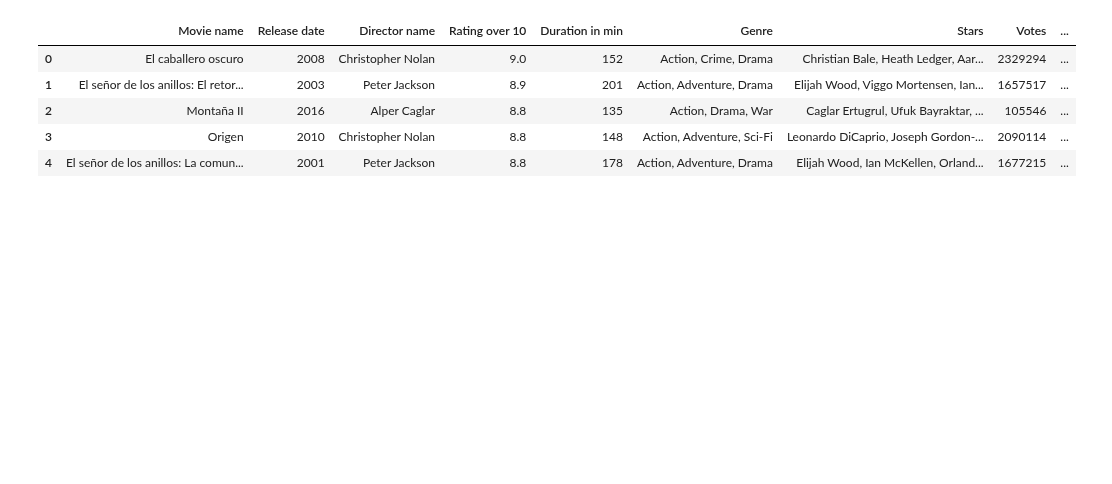
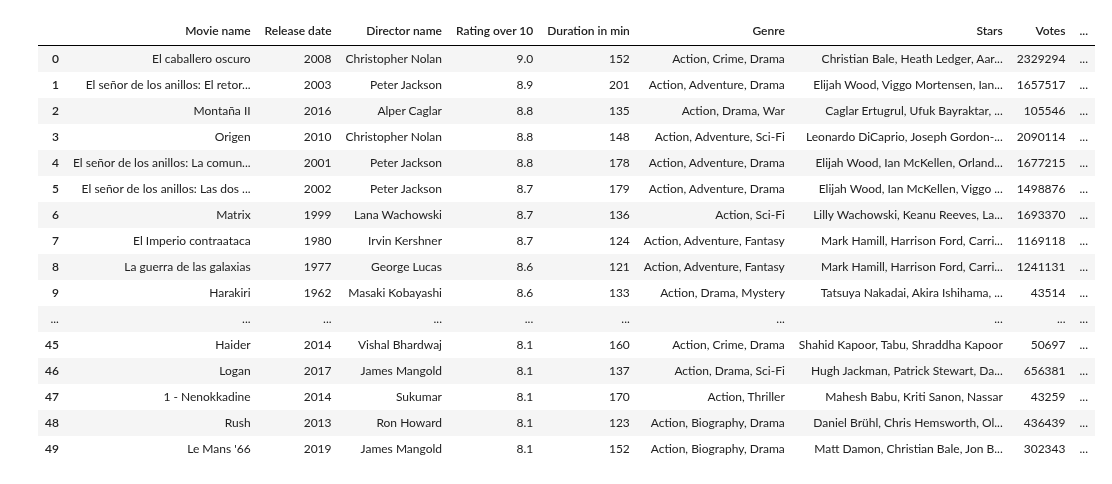
Before and after one commit to N0t10n/Strive_school, a Jupyter notebook: M1_Python/d10_Movie Challenge/action.ipynb, the cells around one changed output. Drawn from its saved outputs; the diff is of its cells as text; code cells hidden in the pictures; blank space fills up the shorter version.

```diff
--- a/M1_Python/d10_Movie Challenge/action.ipynb
+++ b/M1_Python/d10_Movie Challenge/action.ipynb
@@ -88,28 +88,39 @@ for div in divs:
 for div in divs:
     content = div.find('div',{'class': 'lister-item-content'})
     find_p = content.find_all('p')[3]
-    find_span = find_p.find_all('span')[1].get_text().replace(",", "")
+    find_span = find_p.find_all('span')[-1].text.replace("$", "").replace("M", "").replace(".", "").replace(",", "")
     budget.append(int(find_span))
 # %%
 data_df = {}
 data_df["Movie name"] = movie_name
 data_df["Release date"] = release_date
 data_df["Director name"] = director_name
 data_df["Rating over 10"] = rating
 data_df["Duration in min"] = duration
 data_df["Genre"] = genre
 data_df["Stars"] = stars
 data_df["Votes"] = votes
 data_df["Budget in M$"] = budget
 
 df = pd.DataFrame(data_df)
-df.head()
+df
 # %% [output]
 |  | Movie name | Release date | Director name | Rating over 10 | Duration in min | Genre | Stars | Votes | ... |
 | 0 | El caballero oscuro | 2008 | Christopher Nolan | 9.0 | 152 | Action, Crime, Drama | Christian Bale, Heath Ledger, Aar... | 2329294 | ... |
 | 1 | El señor de los anillos: El retor... | 2003 | Peter Jackson | 8.9 | 201 | Action, Adventure, Drama | Elijah Wood, Viggo Mortensen, Ian... | 1657517 | ... |
 | 2 | Montaña II | 2016 | Alper Caglar | 8.8 | 135 | Action, Drama, War | Caglar Ertugrul, Ufuk Bayraktar, ... | 105546 | ... |
 | 3 | Origen | 2010 | Christopher Nolan | 8.8 | 148 | Action, Adventure, Sci-Fi | Leonardo DiCaprio, Joseph Gordon-... | 2090114 | ... |
 | 4 | El señor de los anillos: La comun... | 2001 | Peter Jackson | 8.8 | 178 | Action, Adventure, Drama | Elijah Wood, Ian McKellen, Orland... | 1677215 | ... |
+| 5 | El señor de los anillos: Las dos ... | 2002 | Peter Jackson | 8.7 | 179 | Action, Adventure, Drama | Elijah Wood, Ian McKellen, Viggo ... | 1498876 | ... |
+| 6 | Matrix | 1999 | Lana Wachowski | 8.7 | 136 | Action, Sci-Fi | Lilly Wachowski, Keanu Reeves, La... | 1693370 | ... |
+| 7 | El Imperio contraataca | 1980 | Irvin Kershner | 8.7 | 124 | Action, Adventure, Fantasy | Mark Hamill, Harrison Ford, Carri... | 1169118 | ... |
+| 8 | La guerra de las galaxias | 1977 | George Lucas | 8.6 | 121 | Action, Adventure, Fantasy | Mark Hamill, Harrison Ford, Carri... | 1241131 | ... |
+| 9 | Harakiri | 1962 | Masaki Kobayashi | 8.6 | 133 | Action, Drama, Mystery | Tatsuya Nakadai, Akira Ishihama, ... | 43514 | ... |
+| ... | ... | ... | ... | ... | ... | ... | ... | ... | ... |
+| 45 | Haider | 2014 | Vishal Bhardwaj | 8.1 | 160 | Action, Crime, Drama | Shahid Kapoor, Tabu, Shraddha Kapoor | 50697 | ... |
+| 46 | Logan | 2017 | James Mangold | 8.1 | 137 | Action, Drama, Sci-Fi | Hugh Jackman, Patrick Stewart, Da... | 656381 | ... |
+| 47 | 1 - Nenokkadine | 2014 | Sukumar | 8.1 | 170 | Action, Thriller | Mahesh Babu, Kriti Sanon, Nassar | 43259 | ... |
+| 48 | Rush | 2013 | Ron Howard | 8.1 | 123 | Action, Biography, Drama | Daniel Brühl, Chris Hemsworth, Ol... | 436439 | ... |
+| 49 | Le Mans '66 | 2019 | James Mangold | 8.1 | 152 | Action, Biography, Drama | Matt Damon, Christian Bale, Jon B... | 302343 | ... |
 # %%
 plt.figure(figsize = (10, 6), dpi = 100)
```
Also changed, not shown: parts of 1 cell of this notebook.
